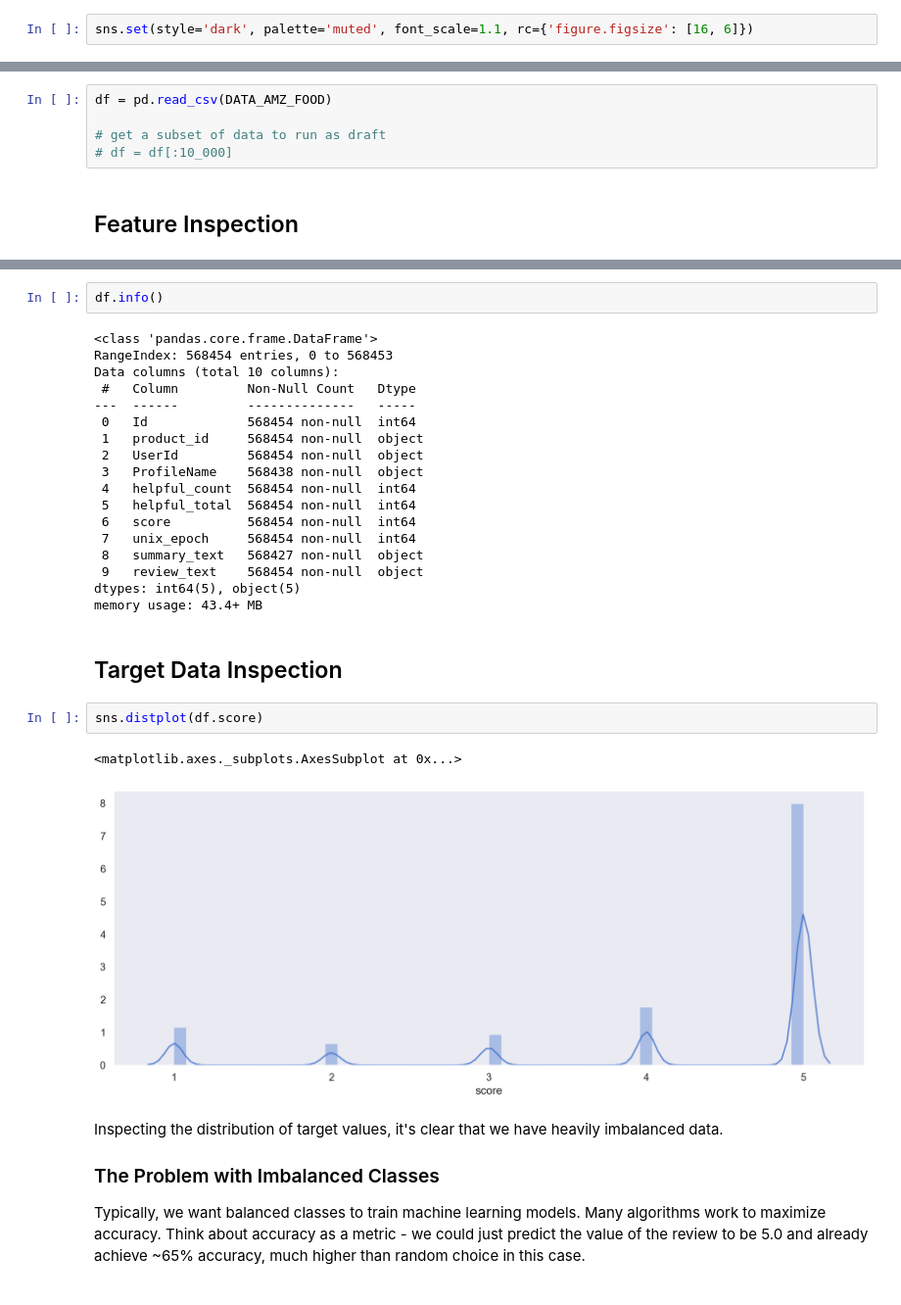
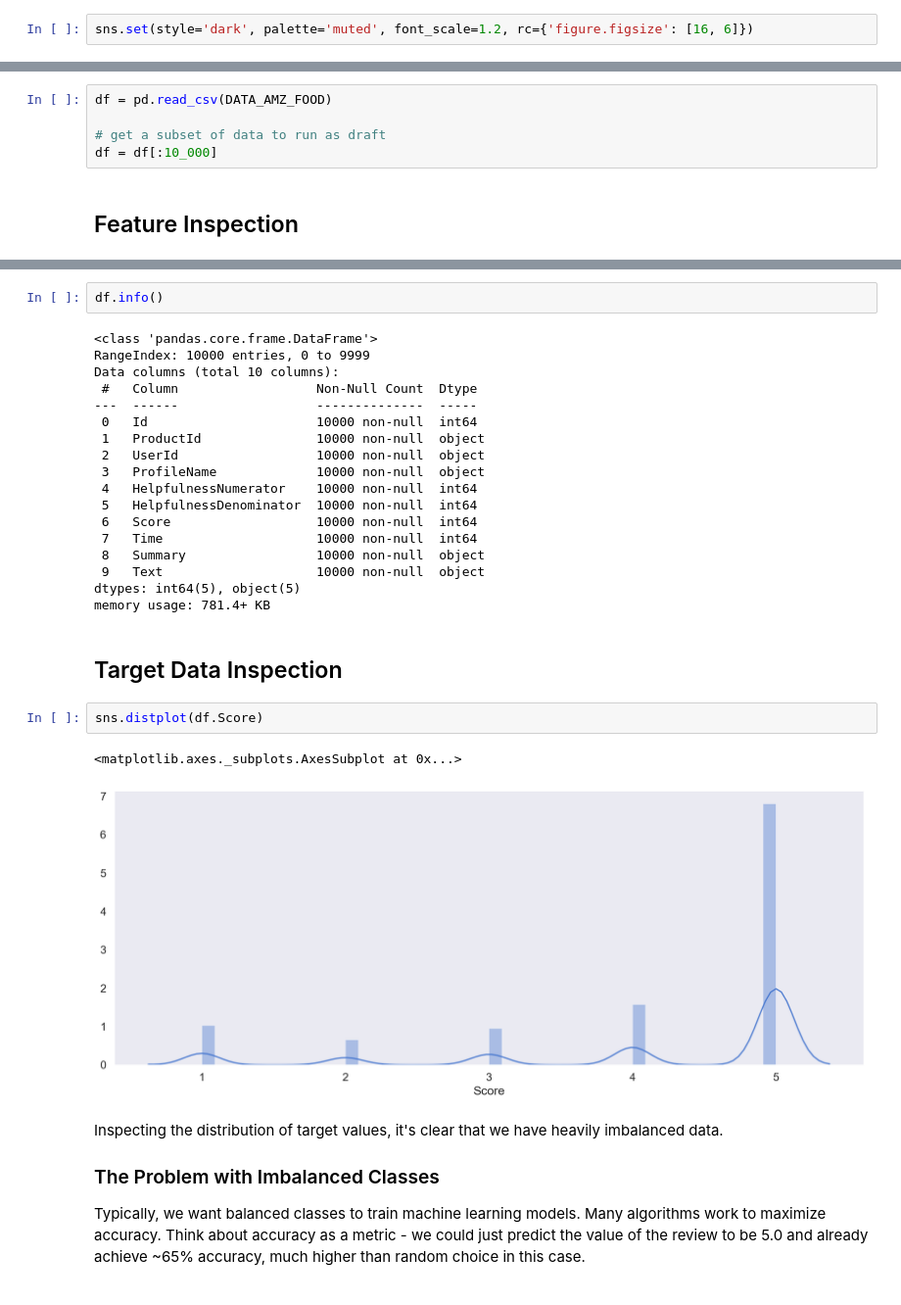
Before and after one commit to wesdoyle/data-science-notebooks, a Jupyter notebook: Amazon_Food_Reviews_NLP/Amazon Food Reviews.ipynb, the cells around one changed output, grey strips where cells are left out. Shown at 98% size. Drawn from its saved outputs; the diff is of its cells as text.

```diff
--- a/Amazon_Food_Reviews_NLP/Amazon Food Reviews.ipynb
+++ b/Amazon_Food_Reviews_NLP/Amazon Food Reviews.ipynb
@@ -28,7 +30,7 @@ import matplotlib.pyplot as plt
 %matplotlib inline
 %config InlineBackend.figure_format = 'retina'
 # %%
-sns.set(style='dark', palette='muted', font_scale=1.1, rc={'figure.figsize': [16, 6]})
+sns.set(style='dark', palette='muted', font_scale=1.2, rc={'figure.figsize': [16, 6]})
 # %% [markdown]
 ## Raw Data
 
@@ -45,7 +47,7 @@ DATA_AMZ_FOOD = os.path.join(AMZ_FOOD_DIR, AMZ_FOOD_CSV)
 df = pd.read_csv(DATA_AMZ_FOOD)
 
 # get a subset of data to run as draft
-# df = df[:10_000]
+df = df[:10_000]
 # %% [markdown]
 ## Feature Inspection
 # %%
@@ -83,29 +65,29 @@ df.head(3)
 df.info()
 # %% [output]
 <class 'pandas.core.frame.DataFrame'>
-RangeIndex: 568454 entries, 0 to 568453
+RangeIndex: 10000 entries, 0 to 9999
 Data columns (total 10 columns):
- #   Column         Non-Null Count   Dtype
----  ------         --------------   -----
- 0   Id             568454 non-null  int64
- 1   product_id     568454 non-null  object
- 2   UserId         568454 non-null  object
- 3   ProfileName    568438 non-null  object
- 4   helpful_count  568454 non-null  int64
- 5   helpful_total  568454 non-null  int64
- 6   score          568454 non-null  int64
- 7   unix_epoch     568454 non-null  int64
- 8   summary_text   568427 non-null  object
- 9   review_text    568454 non-null  object
+ #   Column                  Non-Null Count  Dtype
+---  ------                  --------------  -----
+ 0   Id                      10000 non-null  int64
+ 1   ProductId               10000 non-null  object
+ 2   UserId                  10000 non-null  object
+ 3   ProfileName             10000 non-null  object
+ 4   HelpfulnessNumerator    10000 non-null  int64
+ 5   HelpfulnessDenominator  10000 non-null  int64
+ 6   Score                   10000 non-null  int64
+ 7   Time                    10000 non-null  int64
+ 8   Summary                 10000 non-null  object
+ 9   Text                    10000 non-null  object
 dtypes: int64(5), object(5)
-memory usage: 43.4+ MB
+memory usage: 781.4+ KB
 # %% [markdown]
 ## Target Data Inspection
 # %%
-sns.distplot(df.score)
+sns.distplot(df.Score)
 # %% [output]
 <matplotlib.axes._subplots.AxesSubplot at 0x...>
-[figure, old version]
+[figure, new version]
 # %% [markdown]
 Inspecting the distribution of target values, it's clear that we have heavily imbalanced data.
 
```
Also changed, not shown: parts of 124 cells of this notebook, 9 other files.
